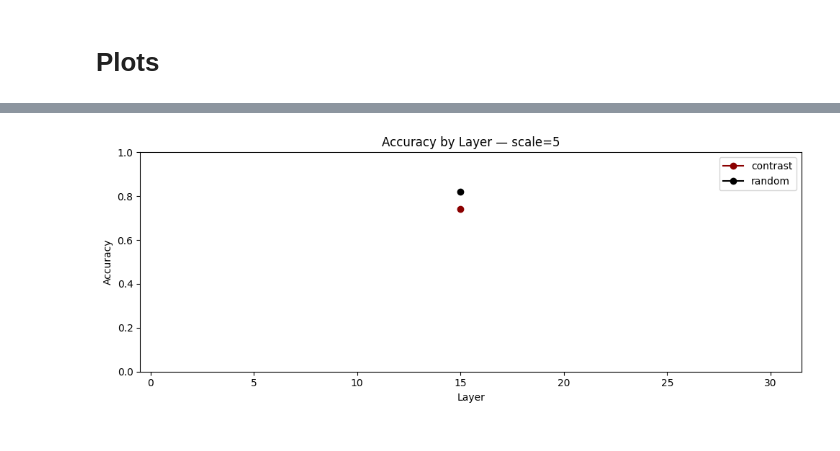
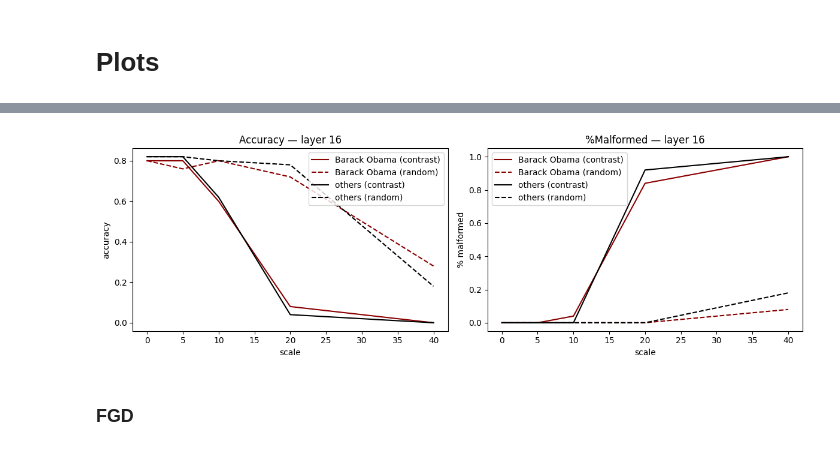
Before and after one commit to rgs2151/forget, a Jupyter notebook: notebooks/llama3_presidents.ipynb, the cells around one changed output, grey strips where cells are left out. Saved outputs shown, nothing was run; the diff lists cells and outputs as text; code cells hidden in the pictures.

```diff
--- a/notebooks/llama3_presidents.ipynb
+++ b/notebooks/llama3_presidents.ipynb
@@ -10,8 +11,7 @@ import matplotlib.pyplot as plt
 
 HF_TOKEN = os.getenv("HF_TOKEN")
 # %%
-df_good_train = pd.read_csv("store/presidents/good_train.csv")
-df_bad_train = pd.read_csv("store/presidents/bad_train.csv")
+df_train = pd.read_csv("store/presidents/good_train.csv")
 df_good_val = pd.read_csv("store/presidents/good_val.csv")
 
 MCQ_SYSTEM = "You are answering multiple choice questions. Reply with ONLY the letter of the correct answer (A, B, C, or D). Do not explain."
@@ -25,7 +25,6 @@ def format_mcq_prompt(row):
         f"D) {row['d']}"
     )
 
-
 TARGET = "Barack Obama"
 TARGET
 # %% [output]
@@ -108,7 +102,16 @@ def evaluate_row(llm, row):
     correct = int(parsed == row["ans"].upper())
     return raw, parsed, correct
 # %%
-def evaluate_steered(llm, df, steer_vec, layer=12, scale=4.0, steer_type="contrast"):
+def _normalize_layers(layer):
+    if isinstance(layer, int):
+        return [layer]
+    return list(layer)
+
+def evaluate_steered(llm, df, steer_vec, source_layer=12, target_layer=12, scale=4.0, steer_type="contrast"):
+    src_layers = _normalize_layers(source_layer)
+    tgt_layers = _normalize_layers(target_layer)
+    assert len(src_layers) == len(tgt_layers), f"source ({len(src_layers)}) and target ({len(tgt_layers)}) must be same length"
+
     rows = []
     pbar = tqdm(df.iterrows(), total=len(df))
     for i, row in pbar:
@@ -116,7 +119,8 @@ def evaluate_steered(llm, df, steer_vec, layer=12, scale=4.0, steer_type="contra
         chat.add_user_message(format_mcq_prompt(row))
 
         llm.reset_all()
-        llm.set_add_activations(layer, scale * steer_vec[layer])
+        for sl, tl in zip(src_layers, tgt_layers):
+            llm.set_add_activations(tl, scale * steer_vec[sl])
         raw = llm.generate_from_chat(chat, max_new_tokens=10, do_sample=False, temperature=1.0)
         llm.reset_all()
 
@@ -126,7 +130,8 @@ def evaluate_steered(llm, df, steer_vec, layer=12, scale=4.0, steer_type="contra
             "president": row["president"],
             "question": row["q"],
             "scale": scale,
-            "layer": layer,
+            "source_layer": src_layers if len(src_layers) > 1 else src_layers[0],
+            "target_layer": tgt_layers if len(tgt_layers) > 1 else tgt_layers[0],
             "steer_type": steer_type,
             "model_output": trim_to_assistant(raw),
             "parsed": parsed,
@@ -137,16 +142,18 @@ def evaluate_steered(llm, df, steer_vec, layer=12, scale=4.0, steer_type="contra
         pbar.set_description(f"acc: {acc:.1%}")
     return pd.DataFrame(rows)
 # %%
-steer_contrast = -good_acts.mean(dim=0).to(llm.device)
-# steer_contrast = steer
-steer_contrast = steer_contrast / steer_contrast.norm(dim=-1, keepdim=True)
+steer = t.load("store/llama3_pres/steer.pt").to(llm.device)
+steer_contrast = steer / steer.norm(dim=-1, keepdim=True)
 
 steer_random = t.randn_like(steer)
 steer_random = steer_random / steer_random.norm(dim=-1, keepdim=True)
 # %%
-scales = [0, 1, 5, 10, 20, 30, 40, 50]
-layers = [15]
-df_eval = make_eval_set(df_good_val, 50)
+df_eval = make_eval_set(df_good_val, 25)
+
+# scales = np.arange(0, 2, 0.5).tolist()
+scales = [0, 5, 10, 20, 40]
+source_layers = [16]
+target_layers = [16]
 steering_vectors = {
     "contrast": steer_contrast,
     "random": steer_random,
@@ -154,9 +161,13 @@ steering_vectors = {
 
 all_dfs = []
 for steer_type, steer_vec in steering_vectors.items():
-    for layer in layers:
+    for src, tgt in zip(source_layers, target_layers):
         for s in scales:
-            contrast_df = evaluate_steered(llm, df_eval, steer_vec=steer_vec, layer=layer, scale=s, steer_type=steer_type)
+            contrast_df = evaluate_steered(
+                llm, df_eval, steer_vec=steer_vec,
+                source_layer=src, target_layer=tgt,
+                scale=s, steer_type=steer_type,
+            )
             all_dfs.append(contrast_df)
 
 steered_df = pd.concat(all_dfs, ignore_index=True)
@@ -225,0 +222,6 @@ plt.show()
+# %%
+plot_perf(steered_df, 16, 16, "layer 16")
+# %% [output]
+[figure, added]
+# %% [markdown]
+### FGD
@@ -226,24 +264,2 @@ plt.show()
 # %%
 # steered_df[steered_df["scale"] == 30]
-# %%
-HEATMAP_SCALE = 5
-
-sub_contrast = steered_df[(steered_df["scale"] == HEATMAP_SCALE) & (steered_df["steer_type"] == "contrast")]
-sub_random = steered_df[(steered_df["scale"] == HEATMAP_SCALE) & (steered_df["steer_type"] == "random")]
-
-acc_contrast = sub_contrast.groupby("layer")["correct"].mean()
-acc_random = sub_random.groupby("layer")["correct"].mean()
-
-fig, ax = plt.subplots(figsize=(10, 4))
-ax.plot(acc_contrast.index, acc_contrast.values, color="darkred", marker="o", label="contrast")
-ax.plot(acc_random.index, acc_random.values, color="black", marker="o", label="random")
-ax.set_xlabel("Layer")
-ax.set_ylabel("Accuracy")
-ax.set_title(f"Accuracy by Layer — scale={HEATMAP_SCALE}")
-ax.set_xlim(-0.5, 31.5)
-ax.set_ylim(0, 1)
-ax.legend()
-plt.tight_layout()
-plt.show()
-# %% [output]
-[figure, removed]
```
Also changed, not shown: parts of 16 cells of this notebook, 10 other files.
